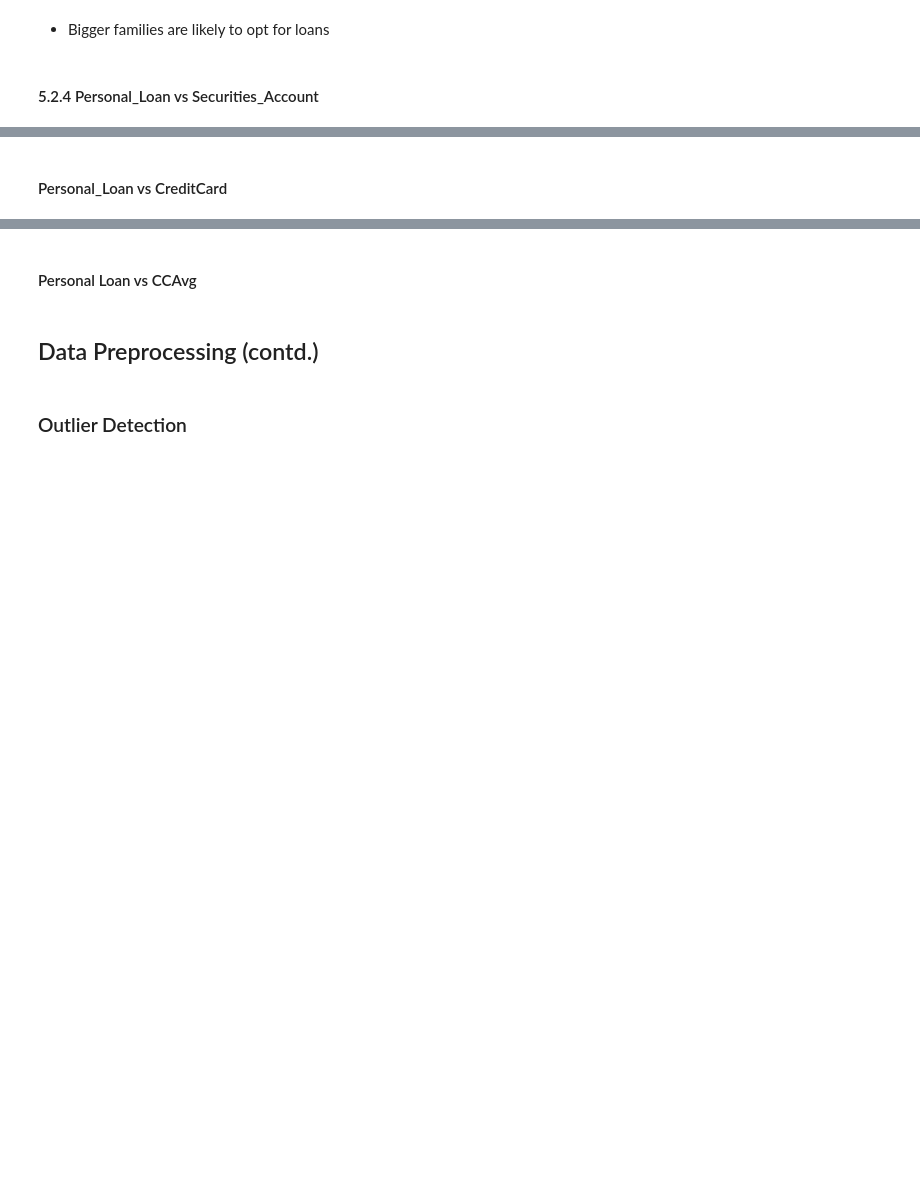
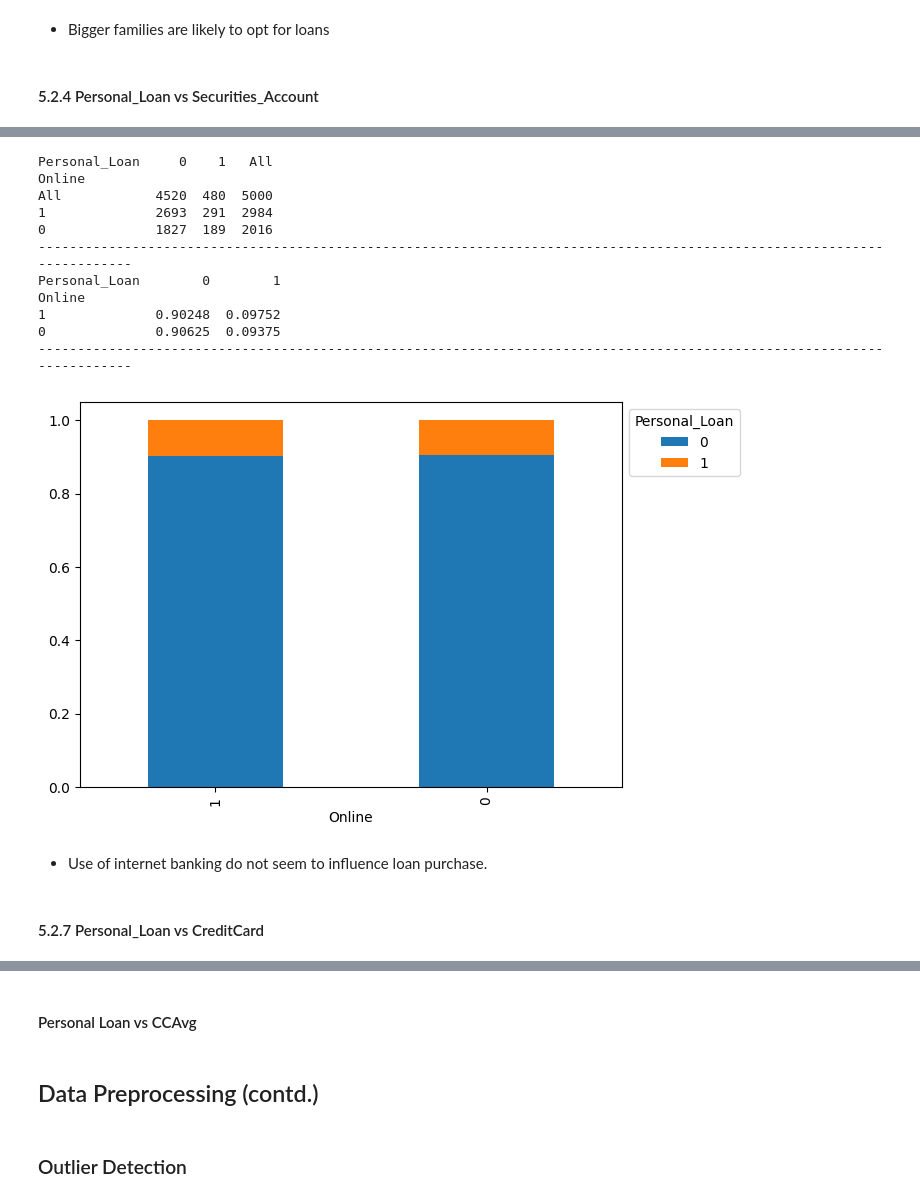
Before and after one commit to RashmiJK/PGP-AIML-PersonalLoan-ML, a Jupyter notebook: loan_purchase_modelling_dt.ipynb, the cells around one changed output, grey strips where cells are left out. Cells and saved outputs as stored; diff of their text form; code cells hidden in the pictures; blank space fills up the shorter version.

```diff
--- a/loan_purchase_modelling_dt.ipynb
+++ b/loan_purchase_modelling_dt.ipynb
@@ -693,2 +712,19 @@ stacked_barplot(_______) ## Complete the code to plot stacked barplot for Person
+# %%
+stacked_barplot(data, "Online", "Personal_Loan")
+# %% [output]
+Personal_Loan     0    1   All
+Online
+All            4520  480  5000
+1              2693  291  2984
+0              1827  189  2016
+------------------------------------------------------------------------------------------------------------------------
+Personal_Loan        0        1
+Online
+1              0.90248  0.09752
+0              0.90625  0.09375
+------------------------------------------------------------------------------------------------------------------------
+[figure, added]
+# %% [markdown]
+- Use of internet banking do not seem to influence loan purchase.
 # %% [markdown]
-#### Personal_Loan vs CreditCard
+#### 5.2.7 Personal_Loan vs CreditCard
```
Also changed, not shown: parts of 33 cells of this notebook.
